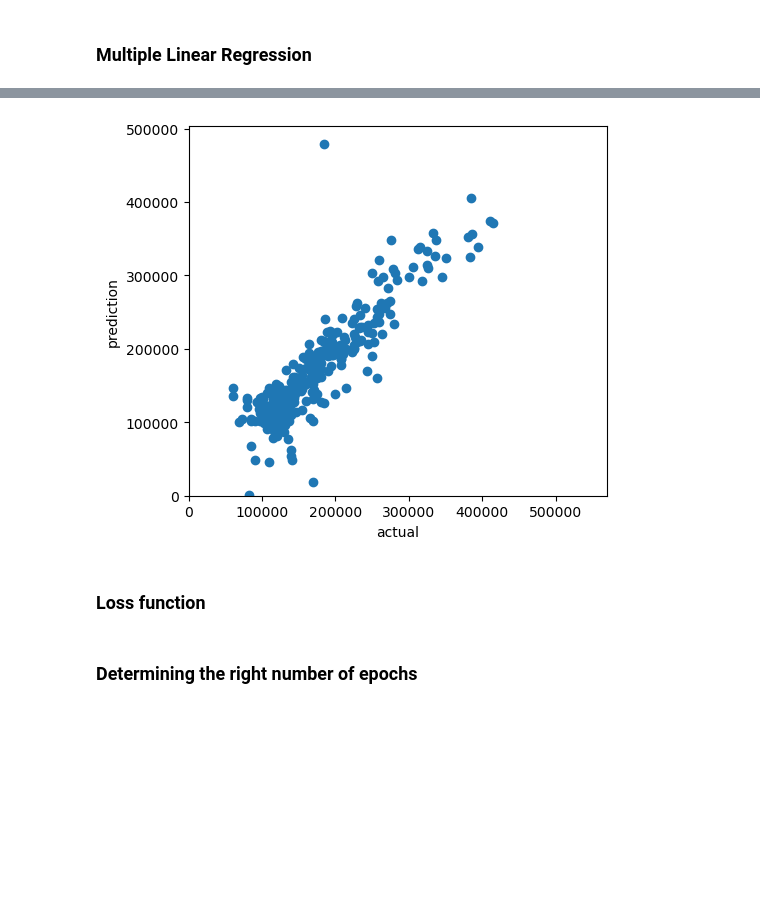
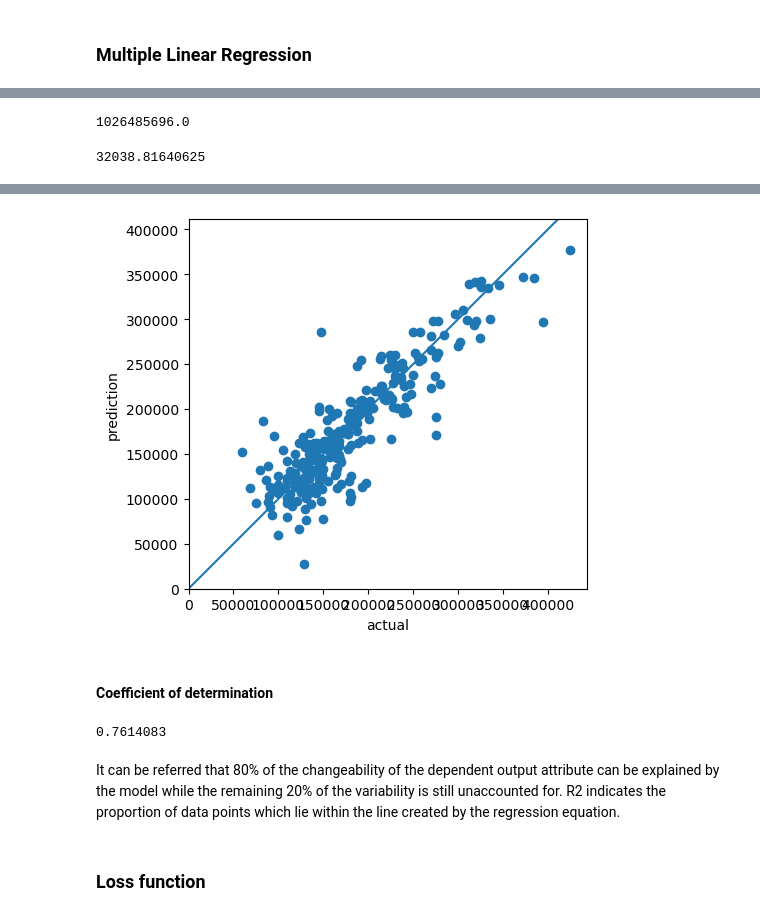
Before and after one commit to novr1512/Data-science-mini-projects, a Jupyter notebook: House_prediction_dataset/housePricePrediction.ipynb, the cells around one changed output, grey strips where cells are left out. Cells and saved outputs as stored; diff of their text form; code cells hidden in the pictures; blank space fills up the shorter version.

```diff
--- a/House_prediction_dataset/housePricePrediction.ipynb
+++ b/House_prediction_dataset/housePricePrediction.ipynb
@@ -340,0 +309,2 @@ train.drop(['Id','PoolArea','MoSold','3SsnPorch','ScreenPorch','BsmtHalfBath','B
+# %%
+train.drop(['LotShape','BsmtFullBath','LotArea','HalfBath'], axis=1, inplace=True)
@@ -340,0 +313,3 @@ train.drop(['Id','PoolArea','MoSold','3SsnPorch','ScreenPorch','BsmtHalfBath','B
+# %%
+for col in categoricalColumns:
+  train = pd.get_dummies(data = train,prefix=col,columns=[col],drop_first=True)
@@ -554,7 +526,7 @@ def build_model():
     model.compile(
         optimizer=tf.keras.optimizers.Adam(),
         loss='mse',
-        metrics=['mae','mse'])
+        metrics=['mae','mse',tf.keras.metrics.RootMeanSquaredError()])
 
     return model
 # %%
@@ -598,7 +570,7 @@ array([[-0.29123297],
 history = model.fit(
     normed_train,
     train_labels,
-    epochs=200,
+    epochs=300,
     # Suppress logging.
     verbose=0,
     # Calculate validation results on 20% of the training data.
@@ -623,3 +610,11 @@ mae
+# %%
+mse
+# %% [output]
+1026485696.0
+# %%
+rmse
+# %% [output]
+32038.81640625
 # %%
 test_predictions = model.predict(normed_test).flatten()
 
@@ -630,5 +625,5 @@ plt.axis('equal')
 plt.axis('square')
 plt.xlim([0,plt.xlim()[1]])
 plt.ylim([0,plt.ylim()[1]])
-_ = plt.plot([-100,100],[-100,100])
+_ = plt.plot([-600000,600000],[-600000,600000])
 # %% [output]
@@ -636,5 +631,14 @@ _ = plt.plot([-100,100],[-100,100])
-[figure, old version]
+[figure, new version]
+# %% [markdown]
+#### Coefficient of determination
+# %%
+metric = tfa.metrics.r_square.RSquare()
+metric.update_state(test_labels,test_predictions)
+result = metric.result()
+result.numpy()
+# %% [output]
+0.7614083
+# %% [markdown]
+It can be referred that 80% of the changeability of the dependent output attribute can be explained by the model while the remaining 20% of the variability is still unaccounted for. R2 indicates the proportion of data points which lie within the line created by the regression equation.
 # %% [markdown]
 ### Loss function
-# %% [markdown]
-### Determining the right number of epochs
```
Also changed, not shown: parts of 96 cells of this notebook.
